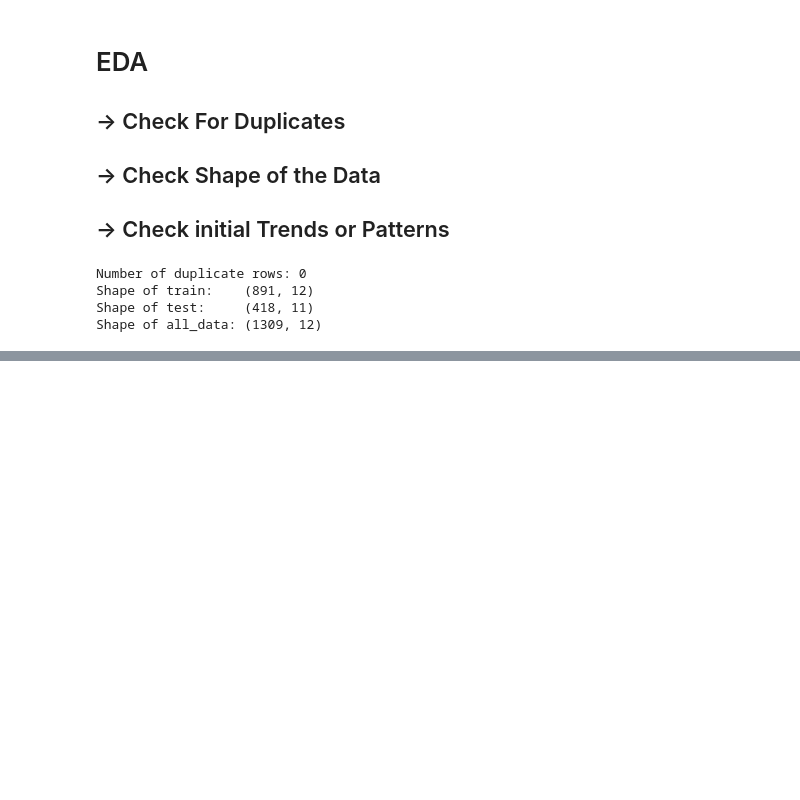
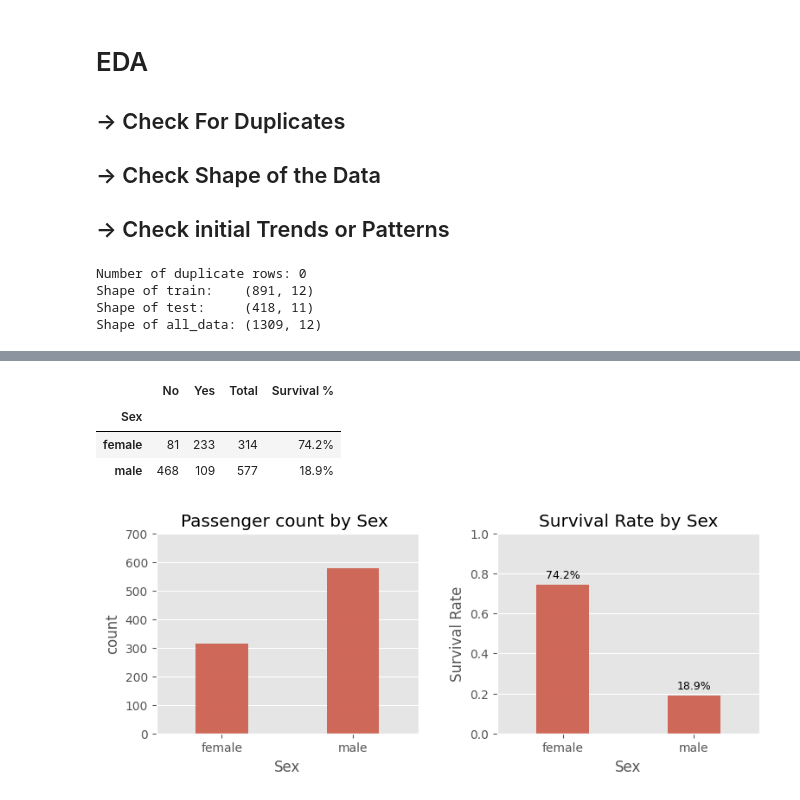
Before and after one commit to GitHarsh19/titanic_practice, a Jupyter notebook: Titanic_XGBoost.ipynb, the cells around one changed output, grey strips where cells are left out. Cells and saved outputs as stored; diff of their text form; code cells hidden in the pictures; blank space fills up the shorter version.

```diff
--- a/Titanic_XGBoost.ipynb
+++ b/Titanic_XGBoost.ipynb
@@ -38,0 +150,38 @@ Shape of all_data: (1309, 12)
+# %%
+#Sex
+
+sex_pivot = train.pivot_table(index='Sex', columns='Survived', values='PassengerId', aggfunc='count', fill_value= 0)
+sex_pivot.columns = ['No', 'Yes']
+sex_pivot['Total'] = sex_pivot.sum(axis=1)
+sex_pivot['Survival %'] = round(sex_pivot['Yes'] / sex_pivot['Total']  * 100,1).astype(str) + '%'
+sex_pivot
+# %% [output]
+|  | No | Yes | Total | Survival % |
+| Sex |  |  |  |  |
+| female | 81 | 233 | 314 | 74.2% |
+| male | 468 | 109 | 577 | 18.9% |
+# %%
+fig= plt.figure(figsize=(9,3))
+
+ax1= plt.subplot(1,2,1)
+sns.countplot(x="Sex", data=train, width= 0.4, alpha= 0.9, order=['female', 'male'], ax=ax1)
+ax1.set_title("Passenger count by Sex ")
+ax1.set_ylim([0, 700])
+
+
+ax2= plt.subplot(1,2,2)
+sex_survival_rate = train.groupby('Sex')['Survived'].mean().reset_index()
+sns.barplot(x='Sex', y='Survived', data=sex_survival_rate,  alpha= 0.9, width= 0.4, ax= ax2)
+ax2.set_title('Survival Rate by Sex')
+ax2.set_xlabel('Sex')
+ax2.set_ylabel('Survival Rate')
+ax2.set_ylim([0, 1])
+for p in ax2.patches:
+    ax2.annotate(f'{p.get_height()*100:.1f}%', (p.get_x() + p.get_width() / 2., p.get_height()),
+                ha='center', va='center', fontsize=9, color='black', xytext=(0, 8),
+                textcoords='offset points')
+
+plt.subplots_adjust(wspace=0.3)
+plt.show()
+# %% [output]
+[figure, added]
```
Also changed, not shown: parts of 55 cells of this notebook.
